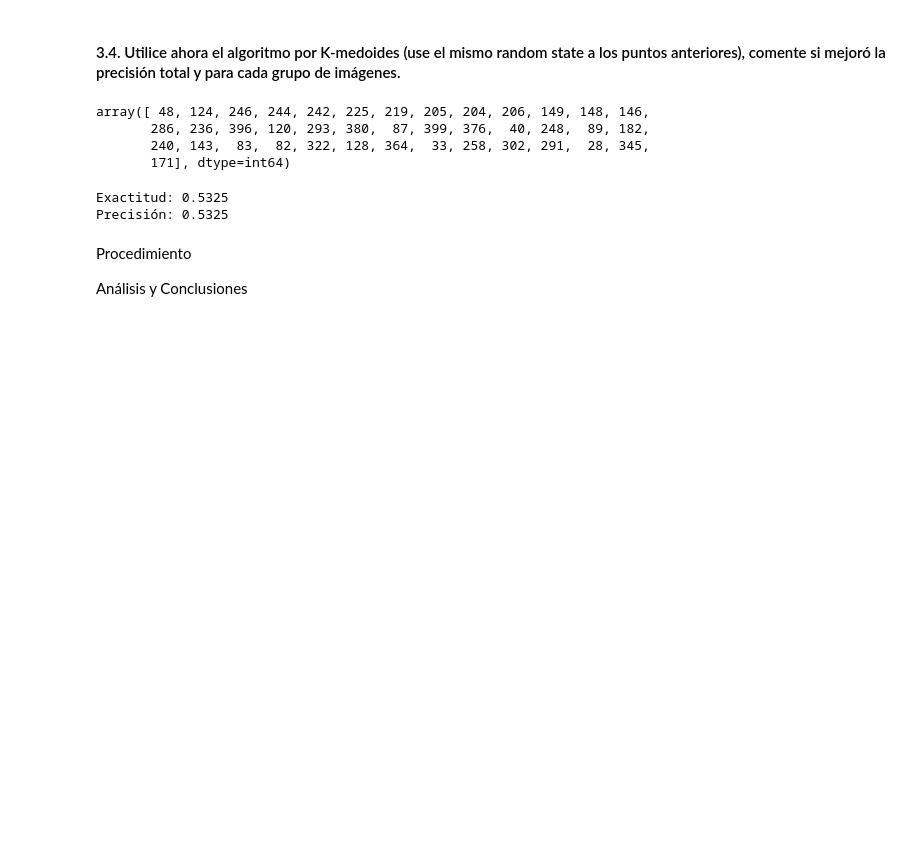
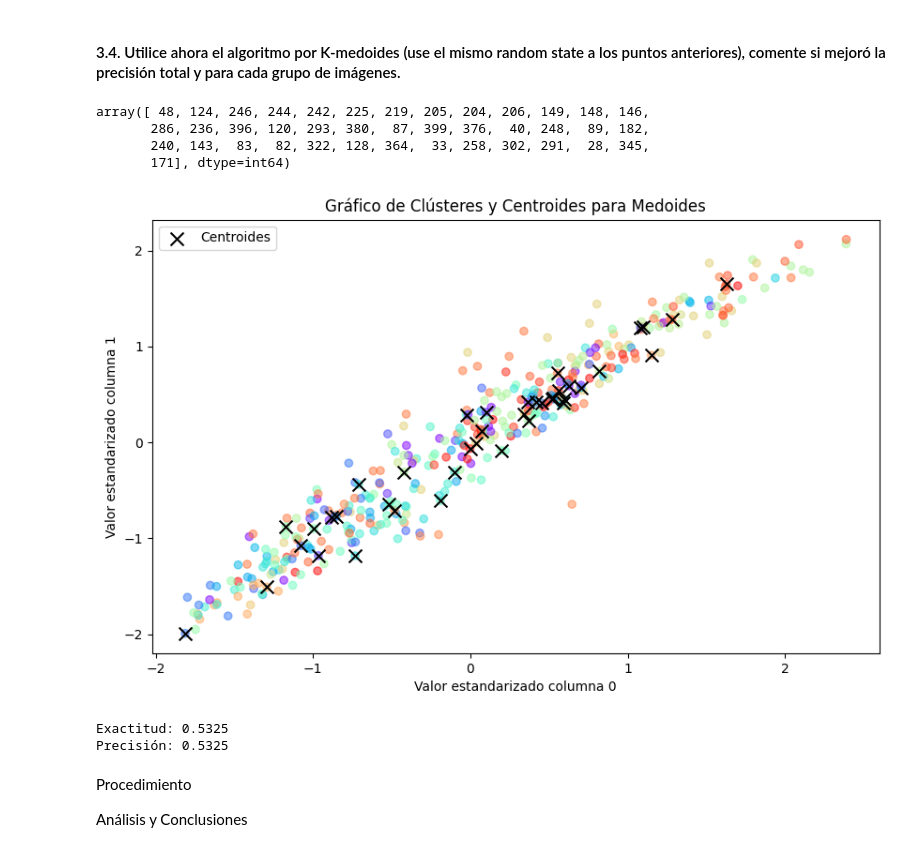
Before and after one commit to jddiaze/AprendizajeNoSupervisado, a Jupyter notebook: Semana3/S3_LC_Taller_Kmeans_Kmedoids.ipynb, the cells around one changed output. Drawn from its saved outputs; the diff is of its cells as text; code cells hidden in the pictures; blank space fills up the shorter version.

Commit message:
Add plot 3.4

```diff
--- a/Semana3/S3_LC_Taller_Kmeans_Kmedoids.ipynb
+++ b/Semana3/S3_LC_Taller_Kmeans_Kmedoids.ipynb
@@ -336,6 +336,22 @@ array([ 48, 124, 246, 244, 242, 225, 219, 205, 204, 206, 149, 148, 146,
        286, 236, 396, 120, 293, 380,  87, 399, 376,  40, 248,  89, 182,
        240, 143,  83,  82, 322, 128, 364,  33, 258, 302, 291,  28, 345,
        171], dtype=int64)
+# %%
+# Obtener las etiquetas de los clústeres y los centroides
+cluster_labels_medoides = Kmedoides.labels_
+cluster_centers_medoides = Kmedoides.cluster_centers_
+
+# Graficar los centroides de los clústeres
+plt.figure(figsize=(10, 6))
+plt.scatter(df_cluster_reduc.iloc[:, 0], df_cluster_reduc.iloc[:, 1], c=cluster_labels_medoides, cmap='rainbow', alpha=0.5)
+plt.scatter(cluster_centers_medoides[:, 0], cluster_centers_medoides[:, 1], c='black', marker='x', s=100, label='Centroides')
+plt.title('Gráfico de Clústeres y Centroides para Medoides')
+plt.xlabel('Valor estandarizado columna 0')
+plt.ylabel('Valor estandarizado columna 1')
+plt.legend()
+plt.show()
+# %% [output]
+[figure, added]
 # %%
 arr = Kmedoides.labels_
 group_size = 10
```
